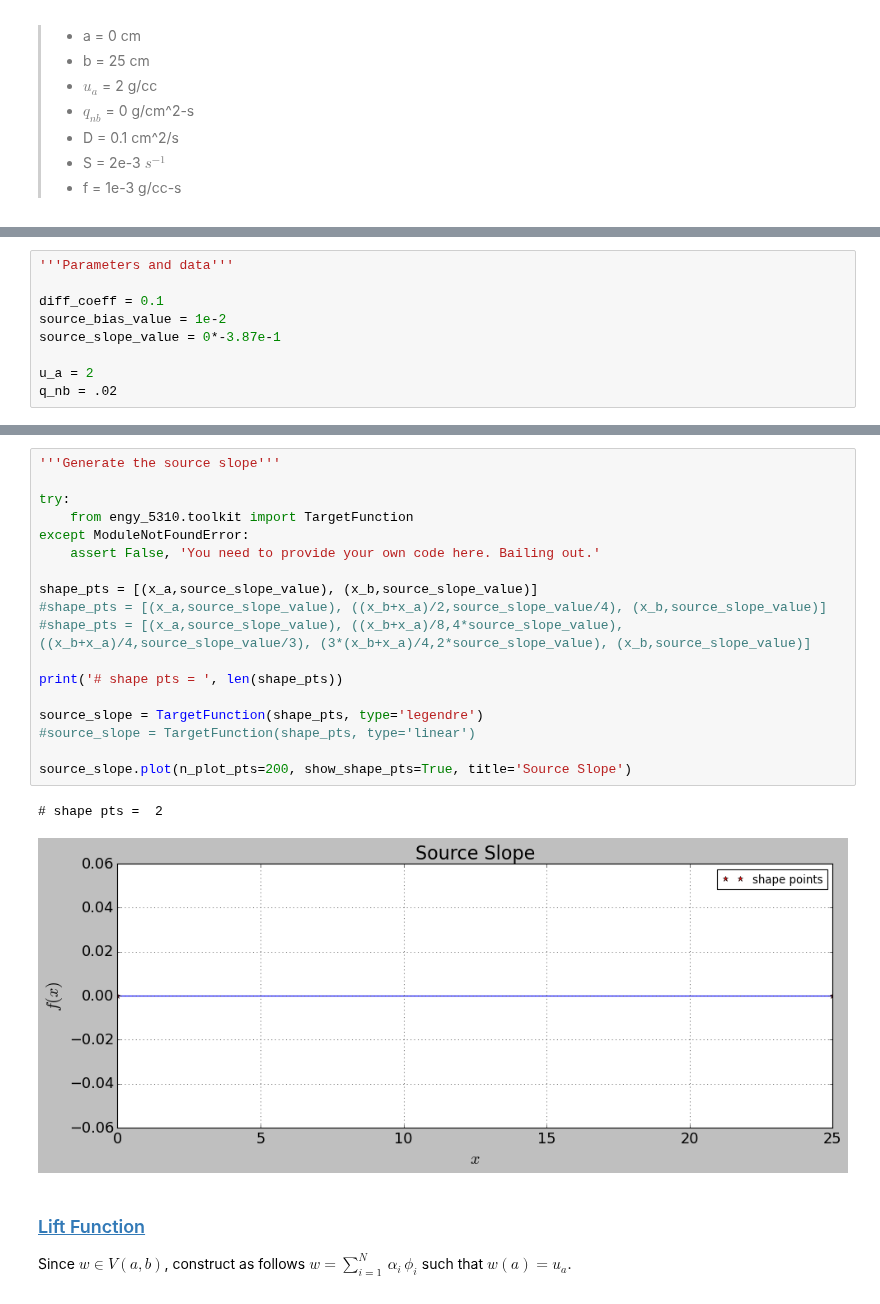
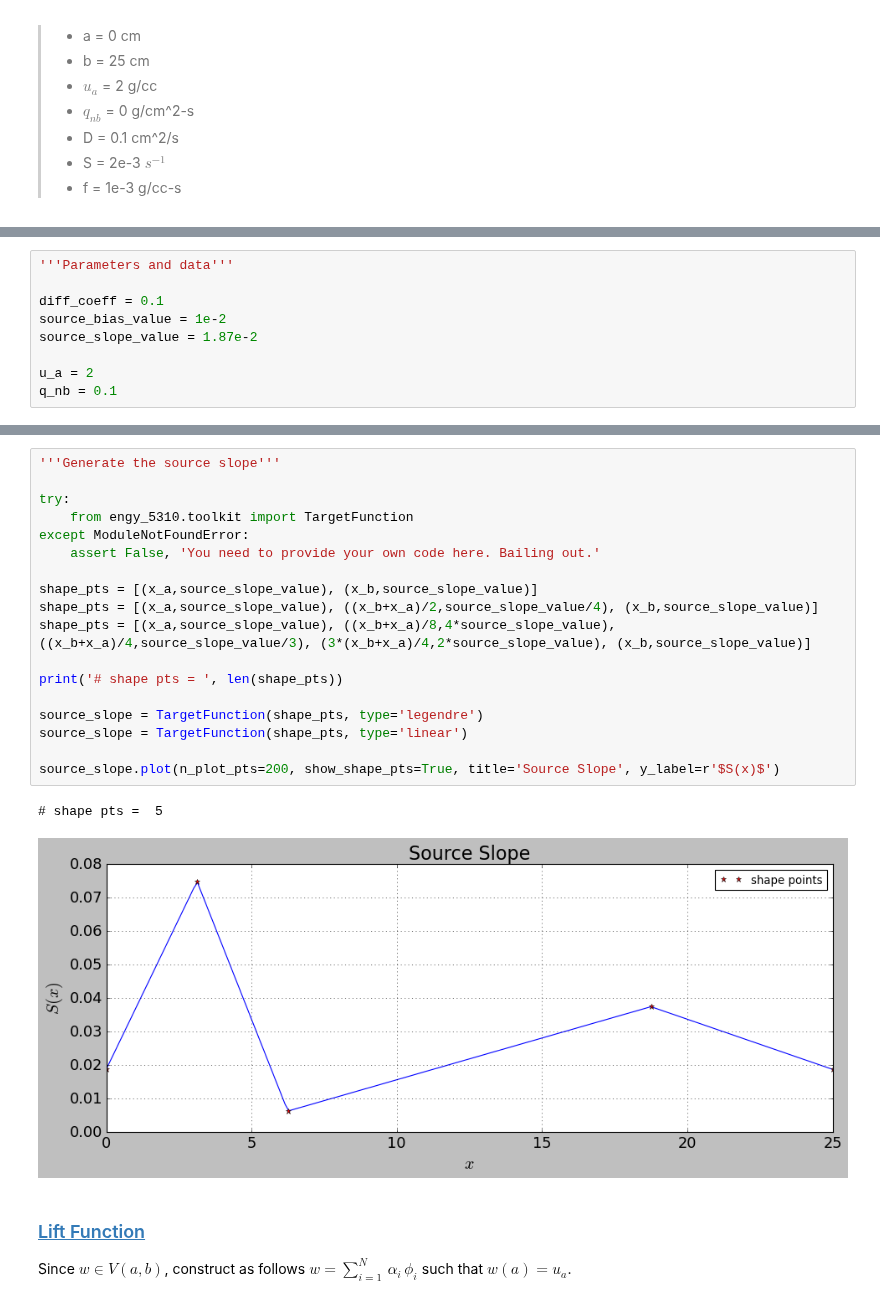
Before and after one commit to dpploy/engy-5330, a Jupyter notebook: notebooks/05c-rayleigh-ritz-fem-lagrange-neumann.ipynb, the cells around one changed output, grey strips where cells are left out. Drawn from its saved outputs; the diff is of its cells as text.

```diff
--- a/notebooks/05c-rayleigh-ritz-fem-lagrange-neumann.ipynb
+++ b/notebooks/05c-rayleigh-ritz-fem-lagrange-neumann.ipynb
@@ -110,10 +108,10 @@ x_length = x_b - x_a
 
 diff_coeff = 0.1
 source_bias_value = 1e-2
-source_slope_value = 0*-3.87e-1
+source_slope_value = 1.87e-2
 
 u_a = 2
-q_nb = .02
+q_nb = 0.1
 # %%
 '''Generate the source bias'''
 
@@ -140,24 +138,24 @@ source_bias.plot(n_plot_pts=200, show_shape_pts=True, title='Source Bias')
 # %%
 '''Generate the source slope'''
 
 try:
     from engy_5310.toolkit import TargetFunction
 except ModuleNotFoundError:
     assert False, 'You need to provide your own code here. Bailing out.'
 
 shape_pts = [(x_a,source_slope_value), (x_b,source_slope_value)]
-#shape_pts = [(x_a,source_slope_value), ((x_b+x_a)/2,source_slope_value/4), (x_b,source_slope_value)]
-#shape_pts = [(x_a,source_slope_value), ((x_b+x_a)/8,4*source_slope_value), ((x_b+x_a)/4,source_slope_value/3), (3*(x_b+x_a)/4,2*source_slope_value), (x_b,source_slope_value)]
+shape_pts = [(x_a,source_slope_value), ((x_b+x_a)/2,source_slope_value/4), (x_b,source_slope_value)]
+shape_pts = [(x_a,source_slope_value), ((x_b+x_a)/8,4*source_slope_value), ((x_b+x_a)/4,source_slope_value/3), (3*(x_b+x_a)/4,2*source_slope_value), (x_b,source_slope_value)]
 
 print('# shape pts = ', len(shape_pts))
 
 source_slope = TargetFunction(shape_pts, type='legendre')
-#source_slope = TargetFunction(shape_pts, type='linear')
+source_slope = TargetFunction(shape_pts, type='linear')
 
-source_slope.plot(n_plot_pts=200, show_shape_pts=True, title='Source Slope')
+source_slope.plot(n_plot_pts=200, show_shape_pts=True, title='Source Slope', y_label=r'$S(x)$')
 # %% [output]
-# shape pts =  2
+# shape pts =  5
-[figure, old version]
+[figure, new version]
 # %% [markdown]
 ### [Lift Function](#toc)<a id="lift-function"></a>
 Since $w\in V(a,b)$, construct as follows $w = \sum\limits_{i=1}^N\,\alpha_i\,\phi_i$ such that $w(a) = u_a$.
```
Also changed, not shown: parts of 8 cells of this notebook, 1 other file.
